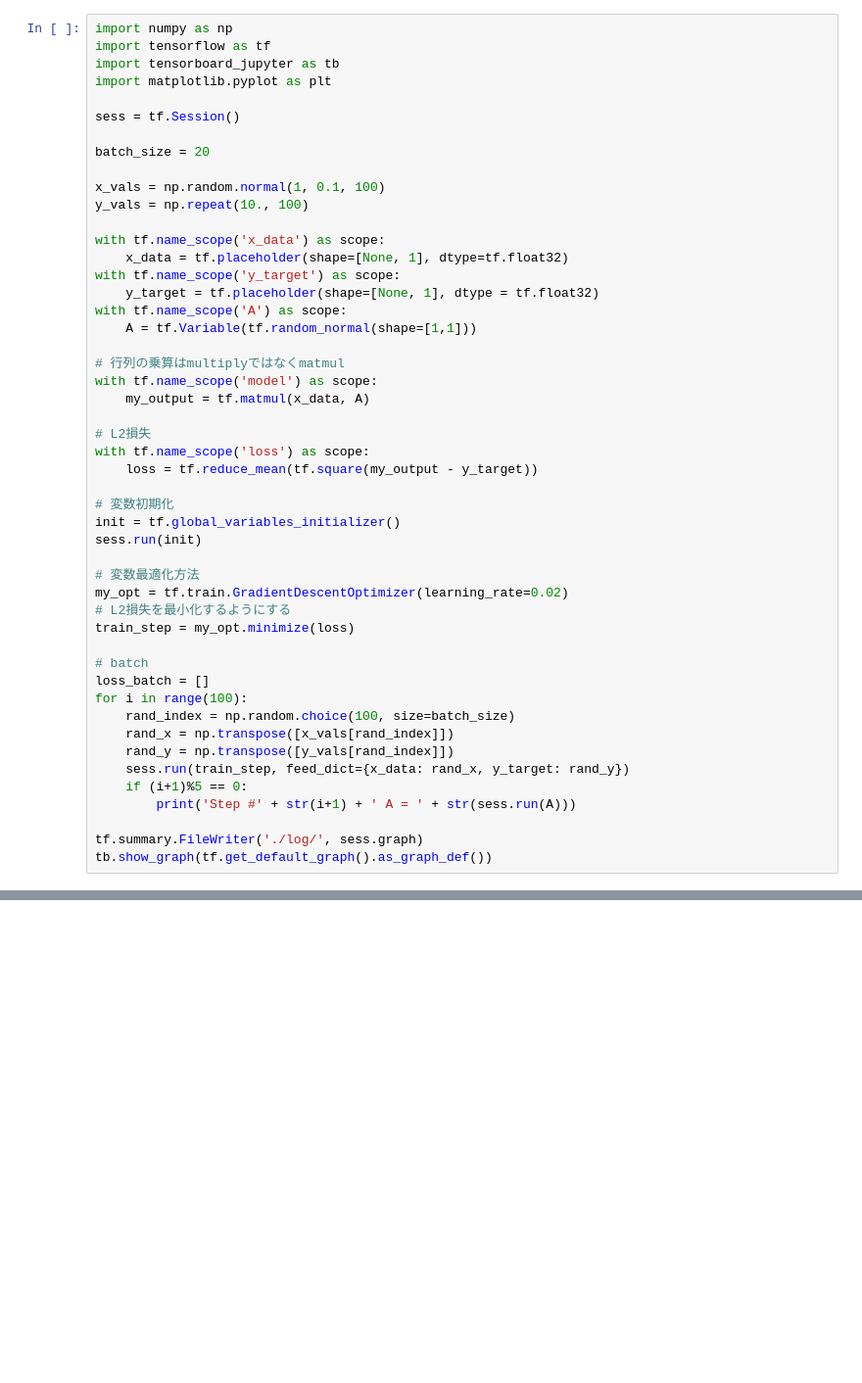
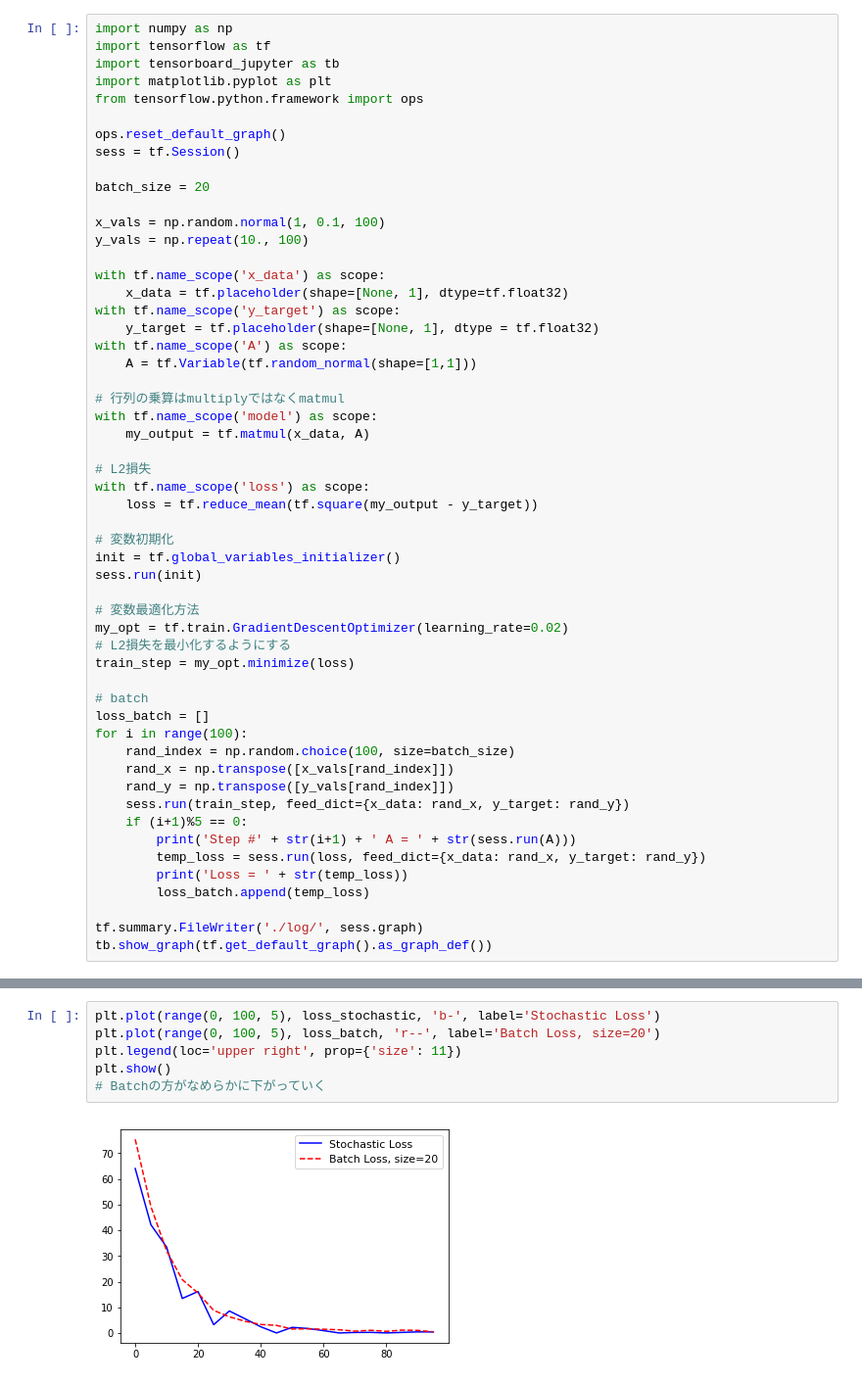
Before and after one commit to hide-tono/python-training, a Jupyter notebook: tensorflow-cookbook-keras/ch02/2.7_batch_training_stochastic_training.ipynb, the cells around one changed output, grey strips where cells are left out. Shown at 98% size. Saved outputs shown, nothing was run; the diff lists cells and outputs as text; blank space fills up the shorter version.

```diff
--- a/tensorflow-cookbook-keras/ch02/2.7_batch_training_stochastic_training.ipynb
+++ b/tensorflow-cookbook-keras/ch02/2.7_batch_training_stochastic_training.ipynb
@@ -3,7 +3,9 @@ import numpy as np
 import tensorflow as tf
 import tensorboard_jupyter as tb
 import matplotlib.pyplot as plt
+from tensorflow.python.framework import ops
 
+ops.reset_default_graph()
 sess = tf.Session()
 
 batch_size = 20
@@ -44,6 +46,9 @@ for i in range(100):
     sess.run(train_step, feed_dict={x_data: rand_x, y_target: rand_y})
     if (i+1)%5 == 0:
         print('Step #' + str(i+1) + ' A = ' + str(sess.run(A)))
+        temp_loss = sess.run(loss, feed_dict={x_data: rand_x, y_target: rand_y})
+        print('Loss = ' + str(temp_loss))
+        loss_batch.append(temp_loss)
 
 tf.summary.FileWriter('./log/', sess.graph)
 tb.show_graph(tf.get_default_graph().as_graph_def())
@@ -71,0 +142,8 @@ Step #100 A = [[ 9.69828224]]
+# %%
+plt.plot(range(0, 100, 5), loss_stochastic, 'b-', label='Stochastic Loss')
+plt.plot(range(0, 100, 5), loss_batch, 'r--', label='Batch Loss, size=20')
+plt.legend(loc='upper right', prop={'size': 11})
+plt.show()
+# Batchの方がなめらかに下がっていく
+# %% [output]
+[figure, added]
```
Also changed, not shown: parts of 2 cells of this notebook, 1 other file.
